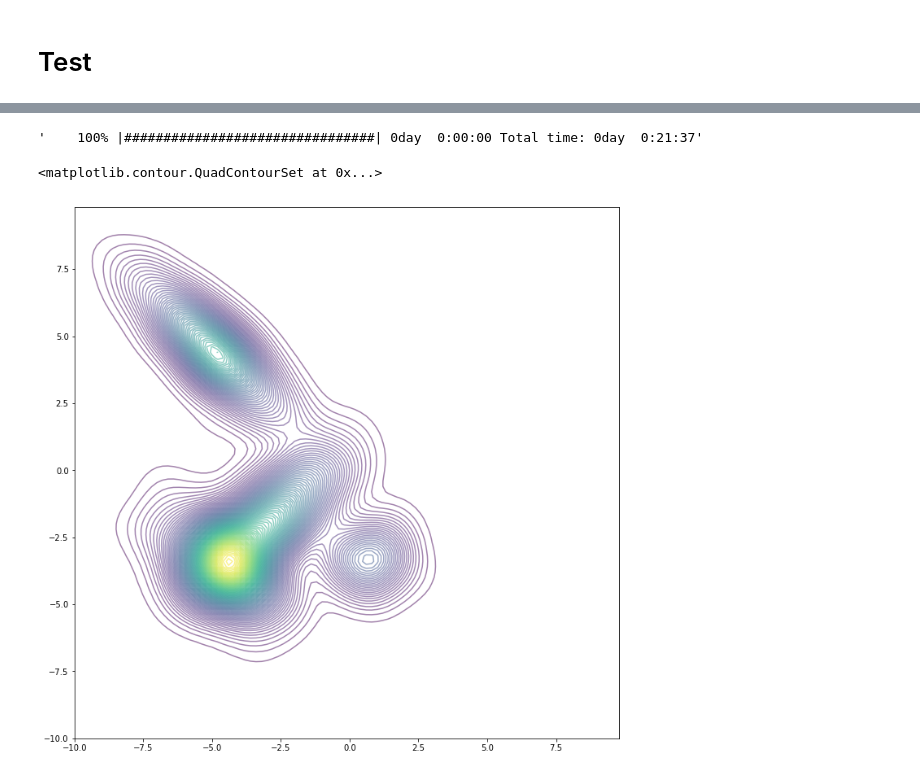
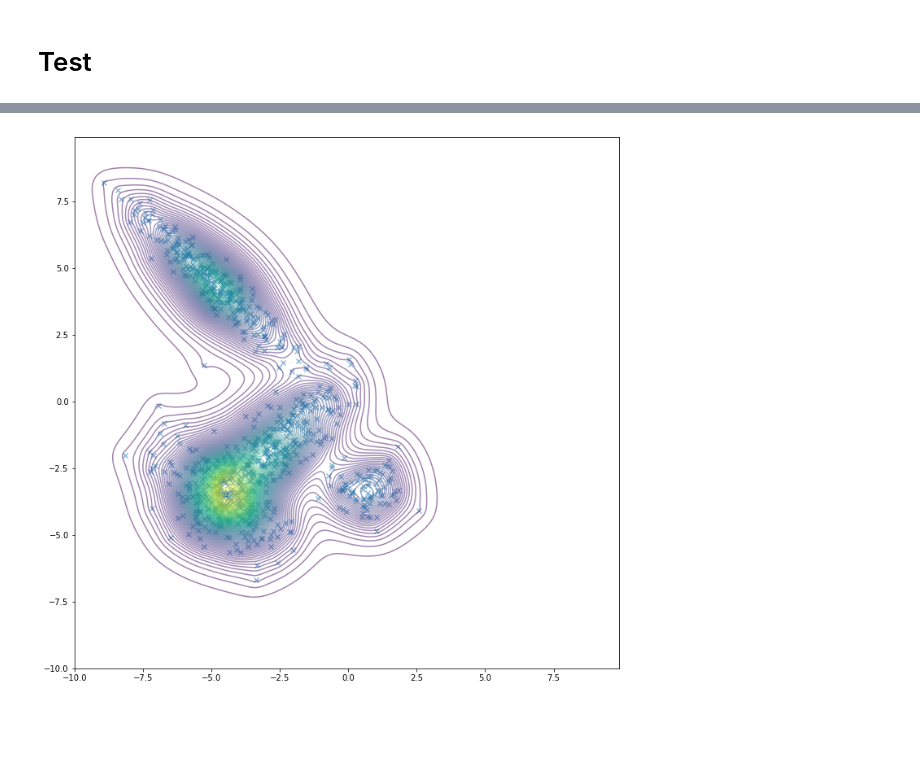
Before and after one commit to JohnYKiyo/kernel_method_numpy, a Jupyter notebook: kernelMean.ipynb, the cells around one changed output, grey strips where cells are left out. Cells and saved outputs as stored; diff of their text form; code cells hidden in the pictures; blank space fills up the shorter version.

Commit message:
[add] Added a notebook for usage of kernelMean.

```diff
--- a/kernelMean.ipynb
+++ b/kernelMean.ipynb
@@ -197,22 +29,16 @@ sns.scatterplot(x="0",y="1",data=df,ax=ax)
 # %%
 kM = kernel.Mean(df,'silverman')
-# %%
-x = np.arange(-10.0,10,0.2)
-xx,yy = np.meshgrid(x,x)
-z = np.zeros_like(xx)
-prob = kernel.utils.progressbar.progbar(x.shape[0]**2,clear_display=True,display='notebook')
-for i,val_x in enumerate(x):
-    for j, val_y in enumerate(x):
-        val = kM.mu_p(np.array([val_x,val_y]))
-        z[j,i] = val
-        if int(x.shape[0]*i+j+1)%20 ==0:
-            prob.update(int(x.shape[0]*i+j+1))
-del prob
-# %% [output]
-'    100% |################################| 0day  0:00:00 Total time: 0day  0:21:37'
+# %%
+x = np.arange(-10.0,10,0.1)
+y = np.arange(-10.0,10,0.1)
+xx,yy = np.meshgrid(x,y)
+z = kM.mu_p(np.array([xx.ravel(),yy.ravel()]).T)
+zz = z.reshape(xx.shape[0],-1)
 # %%
-plt.figure(figsize=[12,12])
-plt.contour(xx,yy,z,100,alpha=0.5)
+fig = plt.figure(figsize=[12,12])
+ax = fig.add_subplot(111)
+ax.contour(xx,yy,zz,100,alpha=0.5)
+ax.scatter(df.iloc[:,0],df.iloc[:,1],alpha=0.5,marker='x')
+fig.show()
 # %% [output]
-<matplotlib.contour.QuadContourSet at 0x...>
-[figure, old version]
+[figure, new version]
```
Also changed, not shown: parts of 13 cells of this notebook.
